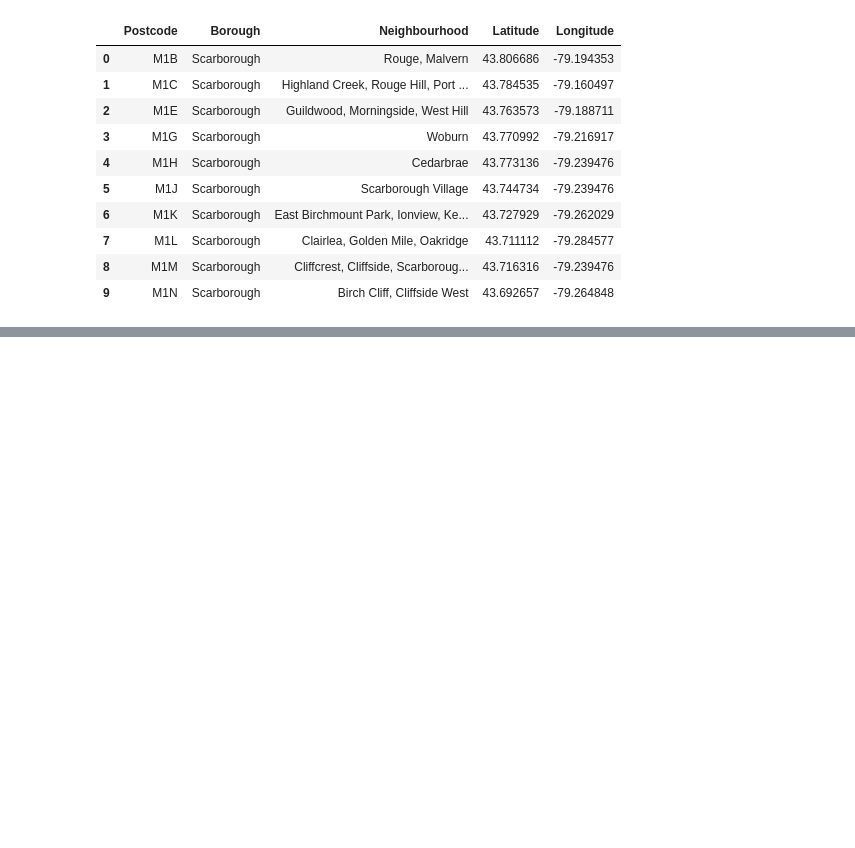
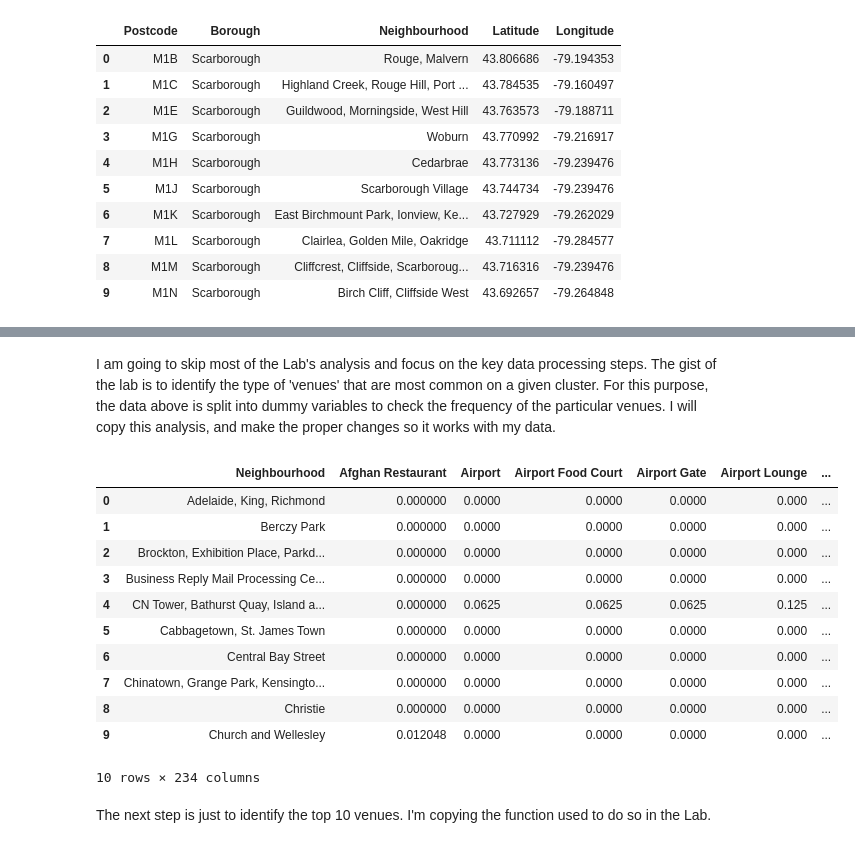
Before and after one commit to andremun/Coursera_Capstone, a Jupyter notebook: Assignment 2 - Notebook 3.ipynb, the cells around one changed output, grey strips where cells are left out. Saved outputs shown, nothing was run; the diff lists cells and outputs as text; code cells hidden in the pictures; blank space fills up the shorter version.

```diff
--- a/Assignment 2 - Notebook 3.ipynb
+++ b/Assignment 2 - Notebook 3.ipynb
@@ -99,0 +285,31 @@ Now, it is time to do the clustering.
+# %% [markdown]
+I am going to skip most of the Lab's analysis and focus on the key data processing steps. The gist of the lab is to identify the type of 'venues' that are most common on a given cluster. For this purpose, the data above is split into dummy variables to check the frequency of the particular venues. I will copy this analysis, and make the proper changes so it works with my data.
+# %%
+# one hot encoding
+toronto_onehot = pd.get_dummies(toronto_venues[['Venue Category']], prefix="", prefix_sep="")
+
+# add neighborhood column back to dataframe
+toronto_onehot['Neighbourhood'] = toronto_venues['Neighbourhood']
+
+# move neighborhood column to the first column
+fixed_columns = [toronto_onehot.columns[-1]] + list(toronto_onehot.columns[:-1])
+toronto_onehot = toronto_onehot[fixed_columns]
+
+# Now we see the frequency data for each type of venue in Toronto
+toronto_grouped = toronto_onehot.groupby('Neighbourhood').mean().reset_index()
+toronto_grouped.head(10)
+# %% [output]
+|  | Neighbourhood | Afghan Restaurant | Airport | Airport Food Court | Airport Gate | Airport Lounge | ... |
+| 0 | Adelaide, King, Richmond | 0.000000 | 0.0000 | 0.0000 | 0.0000 | 0.000 | ... |
+| 1 | Berczy Park | 0.000000 | 0.0000 | 0.0000 | 0.0000 | 0.000 | ... |
+| 2 | Brockton, Exhibition Place, Parkd... | 0.000000 | 0.0000 | 0.0000 | 0.0000 | 0.000 | ... |
+| 3 | Business Reply Mail Processing Ce... | 0.000000 | 0.0000 | 0.0000 | 0.0000 | 0.000 | ... |
+| 4 | CN Tower, Bathurst Quay, Island a... | 0.000000 | 0.0625 | 0.0625 | 0.0625 | 0.125 | ... |
+| 5 | Cabbagetown, St. James Town | 0.000000 | 0.0000 | 0.0000 | 0.0000 | 0.000 | ... |
+| 6 | Central Bay Street | 0.000000 | 0.0000 | 0.0000 | 0.0000 | 0.000 | ... |
+| 7 | Chinatown, Grange Park, Kensingto... | 0.000000 | 0.0000 | 0.0000 | 0.0000 | 0.000 | ... |
+| 8 | Christie | 0.000000 | 0.0000 | 0.0000 | 0.0000 | 0.000 | ... |
+| 9 | Church and Wellesley | 0.012048 | 0.0000 | 0.0000 | 0.0000 | 0.000 | ... |
+10 rows × 234 columns
+# %% [markdown]
+The next step is just to identify the top 10 venues. I'm copying the function used to do so in the Lab.
```
Also changed, not shown: parts of 46 cells of this notebook.
